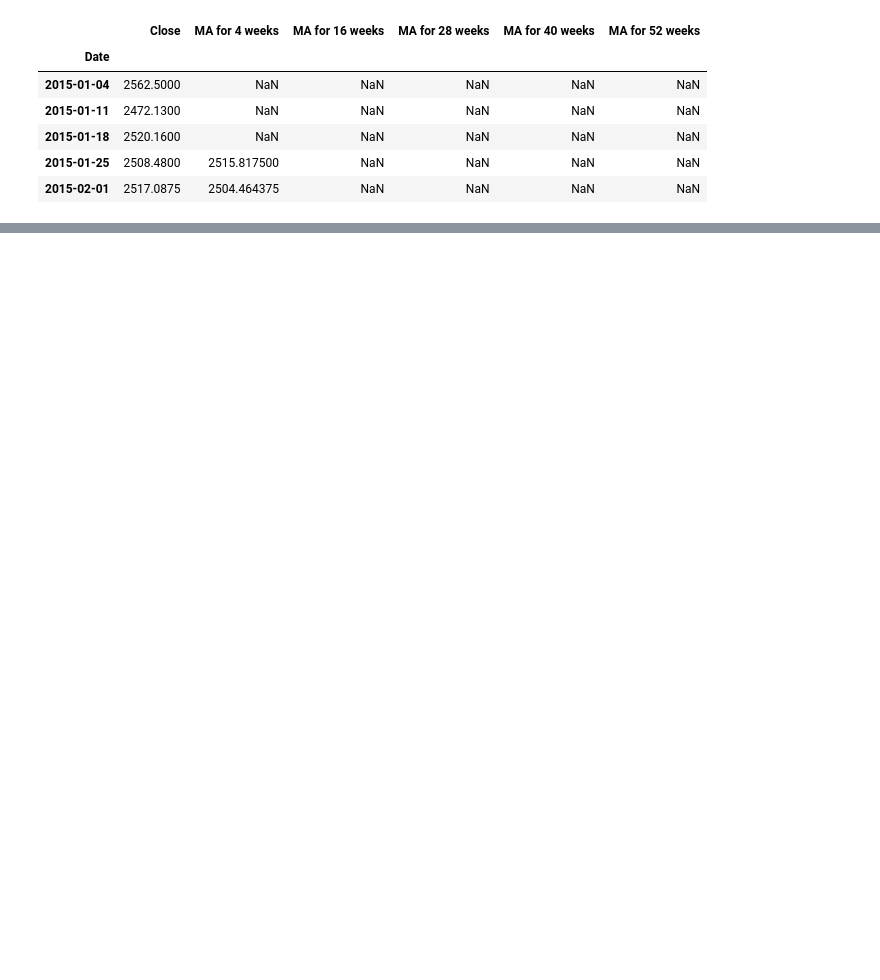
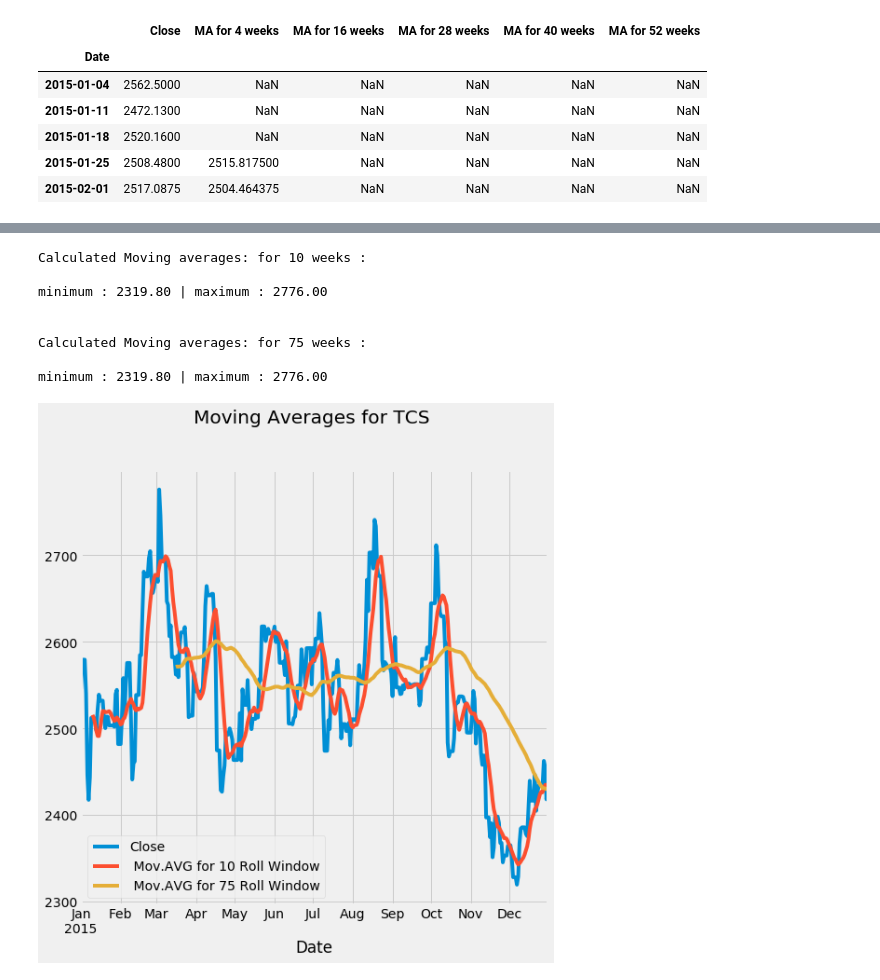
Before and after one commit to keshavvinayak01/Time-Series-Forecasting, a Jupyter notebook: Task_1_and_2.ipynb, the cells around one changed output, grey strips where cells are left out. Drawn from its saved outputs; the diff is of its cells as text; code cells hidden in the pictures; blank space fills up the shorter version.

```diff
--- a/Task_1_and_2.ipynb
+++ b/Task_1_and_2.ipynb
@@ -136,0 +178,5 @@ df
+# %%
+# To account for weekends, pad fills with previous known value
+tcs = tcs.asfreq('D', method ='pad')
+infy = infy.asfreq('D', method ='pad')
+nifty = nifty.asfreq('D', method ='pad')
@@ -136,0 +193,29 @@ df
+# %%
+tcs.name='TCS'
+infy.name='INFY'
+nifty.name='NIFTY'
+# %%
+def plot_roll_win(stock, win = [10, 75]):
+
+    dummy = pd.DataFrame()
+
+    dummy['Close'] = stock['Close']
+
+    for i in range(len(win)):
+        m_a = dummy['Close'].rolling(win[i]).mean() # M.A using predefined function
+        dummy[" Mov.AVG for " + str(win[i])+ " Roll Window"] = m_a
+        print('Calculated Moving averages: for {} weeks :' .format(win[i]))
+        print('\nminimum : {0:.2f} | maximum : {1:.2f}\n\n' .format(min(dummy['Close']),max(dummy['Close'])))
+    dummy.plot(title="Moving Averages for {} \n\n" .format(stock.name))
+# %%
+plot_roll_win(tcs)
+# %% [output]
+Calculated Moving averages: for 10 weeks :
+
+minimum : 2319.80 | maximum : 2776.00
+
+
+Calculated Moving averages: for 75 weeks :
+
+minimum : 2319.80 | maximum : 2776.00
+[figure, added]
```
Also changed, not shown: parts of 35 cells of this notebook.
